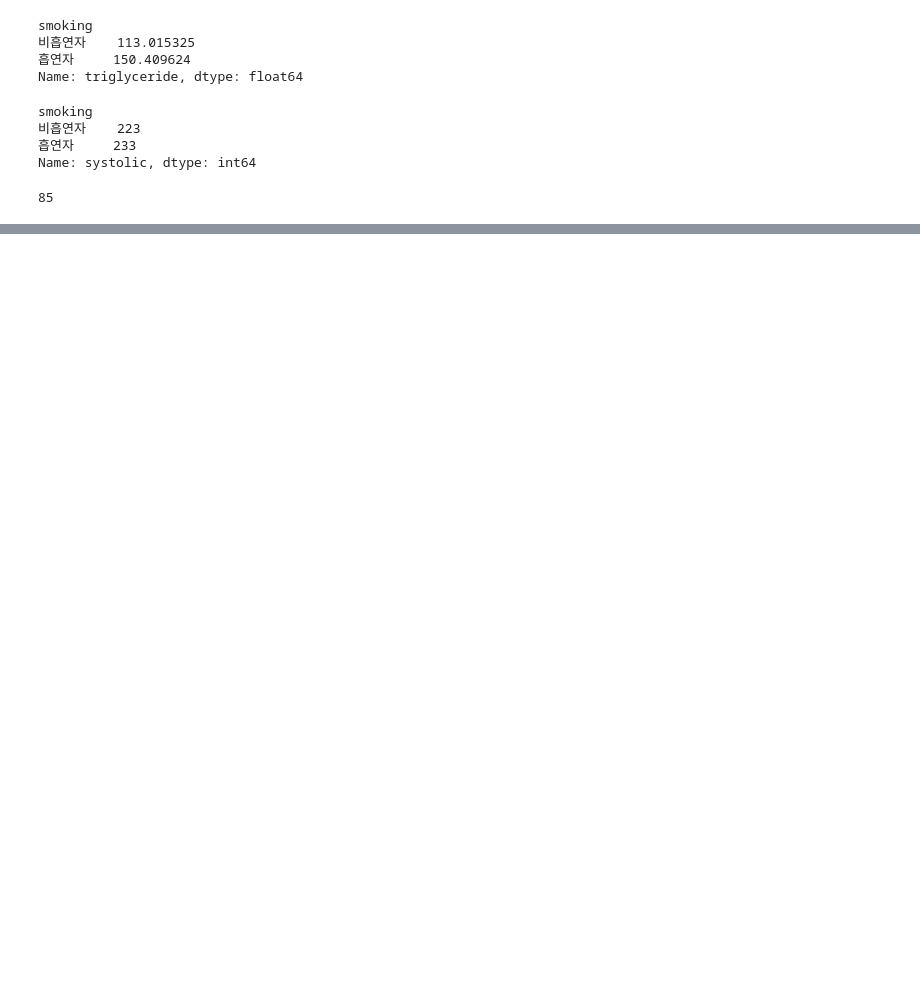
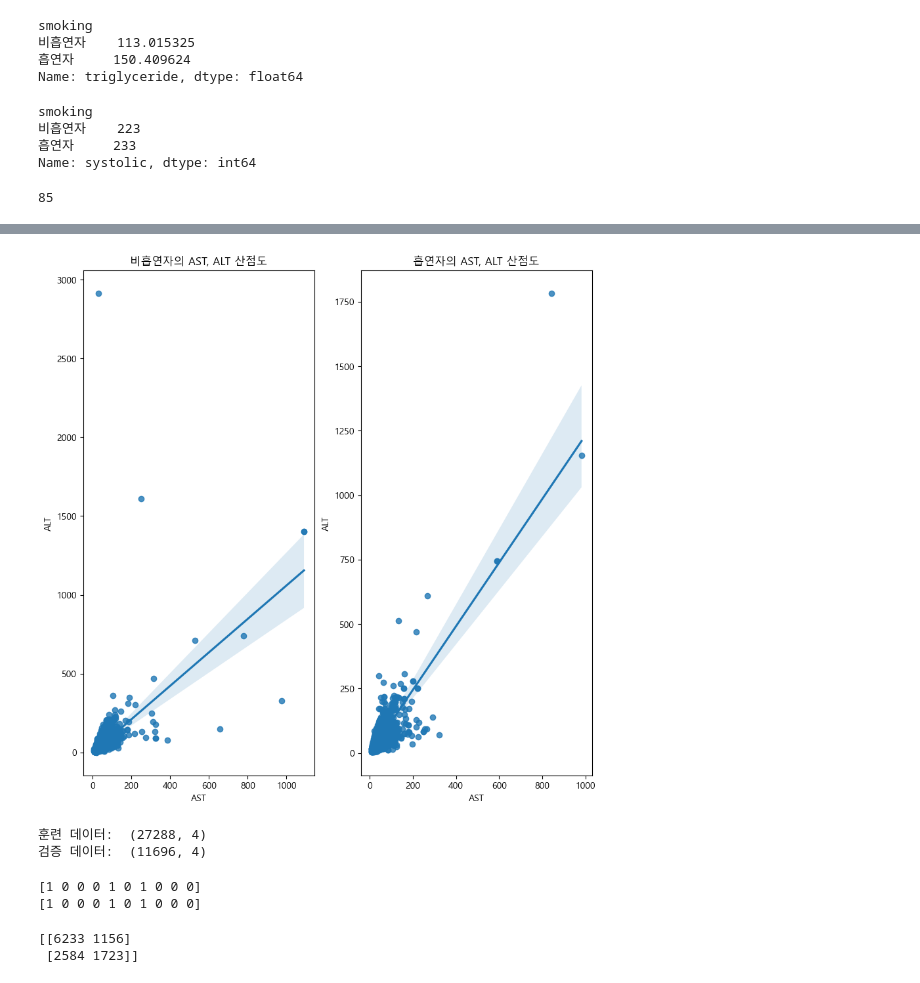
Before and after one commit to bokob/OpenSourceDevelopProject_Final, a Jupyter notebook: Final.ipynb, the cells around one changed output, grey strips where cells are left out. Saved outputs shown, nothing was run; the diff lists cells and outputs as text; code cells hidden in the pictures; blank space fills up the shorter version.

```diff
--- a/Final.ipynb
+++ b/Final.ipynb
@@ -126,0 +185,19 @@ TypeError: 'Int64Index' object is not callable
+# %%
+# 2-2) 비흡연자, 흡연자의 AST와 ALT 수치 (산점도)
+fig1 = plt.figure(figsize=(10,10))
+ax1 = fig1.add_subplot(1,2,1)
+ax2 = fig1.add_subplot(1,2,2)
+sns.regplot(x='AST', y='ALT', data=nosmoker, ax=ax1)
+ax1.set_title('비흡연자의 AST, ALT 산점도')
+ax1.set_xlabel('AST')
+ax1.set_ylabel('ALT')
+sns.regplot(x='AST', y='ALT', data=smoker, ax=ax2)
+ax2.set_title('흡연자의 AST, ALT 산점도')
+ax2.set_xlabel('AST')
+ax2.set_ylabel('ALT')
+plt.show()
+
+# 분석결과:
+# 회귀선의 기울기가 흡연자 측이 더 크다. 즉, AST, ALT 수치가 높아 흡연자가 간이 더 좋지 않다는 것을 알 수 있다.
+# %% [output]
+[figure, added]
@@ -126,0 +209,34 @@ TypeError: 'Int64Index' object is not callable
+# %%
+X=ndf[['triglyceride', 'Gtp', 'AST', 'ALT']]
+Y=ndf['smoking']
+
+# train data와 test data로 구분(7:3 비율)
+X_train, X_test, Y_train, Y_test = train_test_split(X,Y, test_size=0.3, random_state=100)
+print('훈련 데이터: ', X_train.shape)
+print('검증 데이터: ', X_test.shape)
+# %% [output]
+훈련 데이터:  (27288, 4)
+검증 데이터:  (11696, 4)
+# %%
+# 모형 객체 생성(k=10)로 설정
+knn = KNeighborsClassifier(n_neighbors=10)
+
+# train data를 가지고 모형 학습
+knn.fit(X_train, Y_train)
+
+# test data를 가지고 Y_hat을 예측(분류)
+Y_hat = knn.predict(X_test)
+
+print(Y_hat[0:10])
+print(Y_test.values[0:10])
+# %% [output]
+[1 0 0 0 1 0 1 0 0 0]
+[1 0 0 0 1 0 1 0 0 0]
+# %%
+# 모형 성능 평가 - Confusion Matrix 계산
+from sklearn import metrics
+knn_matrix = metrics.confusion_matrix(Y_test, Y_hat)
+print(knn_matrix)
+# %% [output]
+[[6233 1156]
+ [2584 1723]]
```
Also changed, not shown: parts of 11 cells of this notebook.
